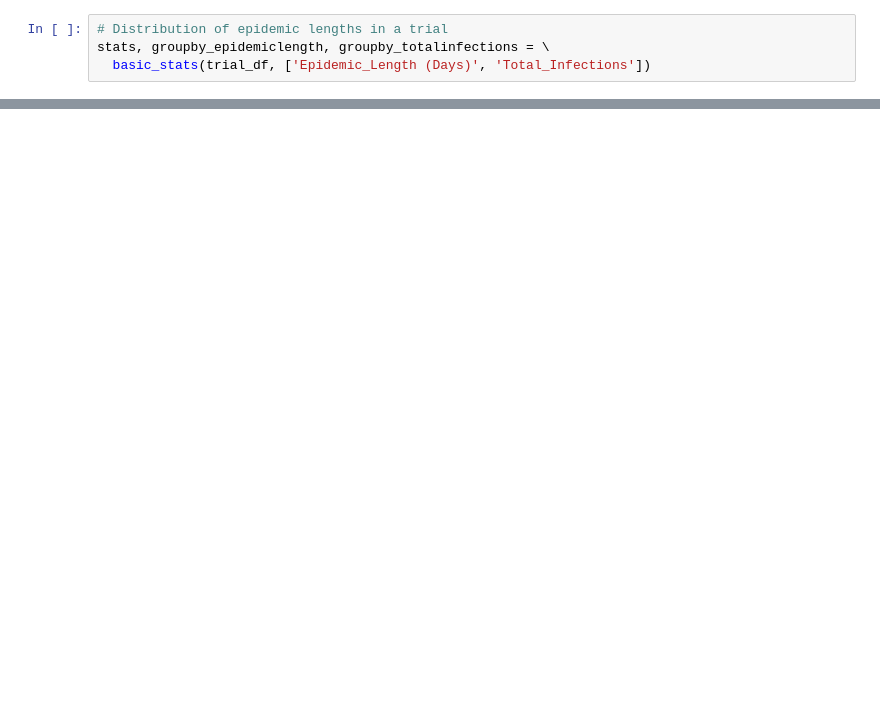
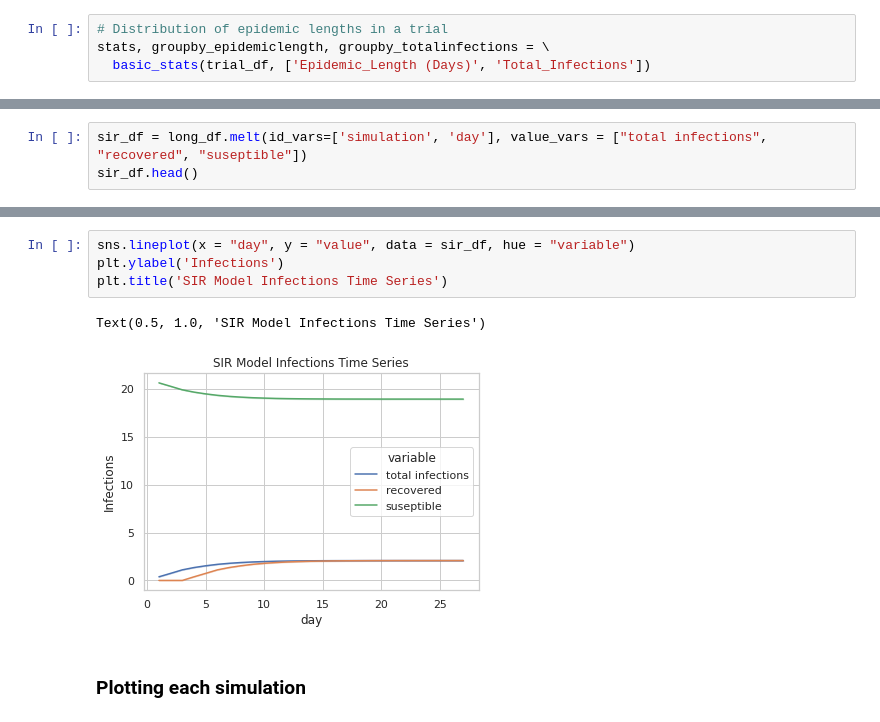
Before and after one commit to joannarashid/flu_sim, a Jupyter notebook: scratch_refactoring.ipynb, the cells around one changed output, grey strips where cells are left out. Drawn from its saved outputs; the diff is of its cells as text; blank space fills up the shorter version.

```diff
--- a/scratch_refactoring.ipynb
+++ b/scratch_refactoring.ipynb
@@ -424,0 +518,3 @@ stats2
+# %%
+sir_df = long_df.melt(id_vars=['simulation', 'day'], value_vars = ["total infections", "recovered", "suseptible"])
+sir_df.head()
@@ -424,0 +528,9 @@ stats2
+# %%
+sns.lineplot(x = "day", y = "value", data = sir_df, hue = "variable")
+plt.ylabel('Infections')
+plt.title('SIR Model Infections Time Series')
+# %% [output]
+Text(0.5, 1.0, 'SIR Model Infections Time Series')
+[figure, added]
+# %% [markdown]
+### Plotting each simulation
```
Also changed, not shown: parts of 39 cells of this notebook.
